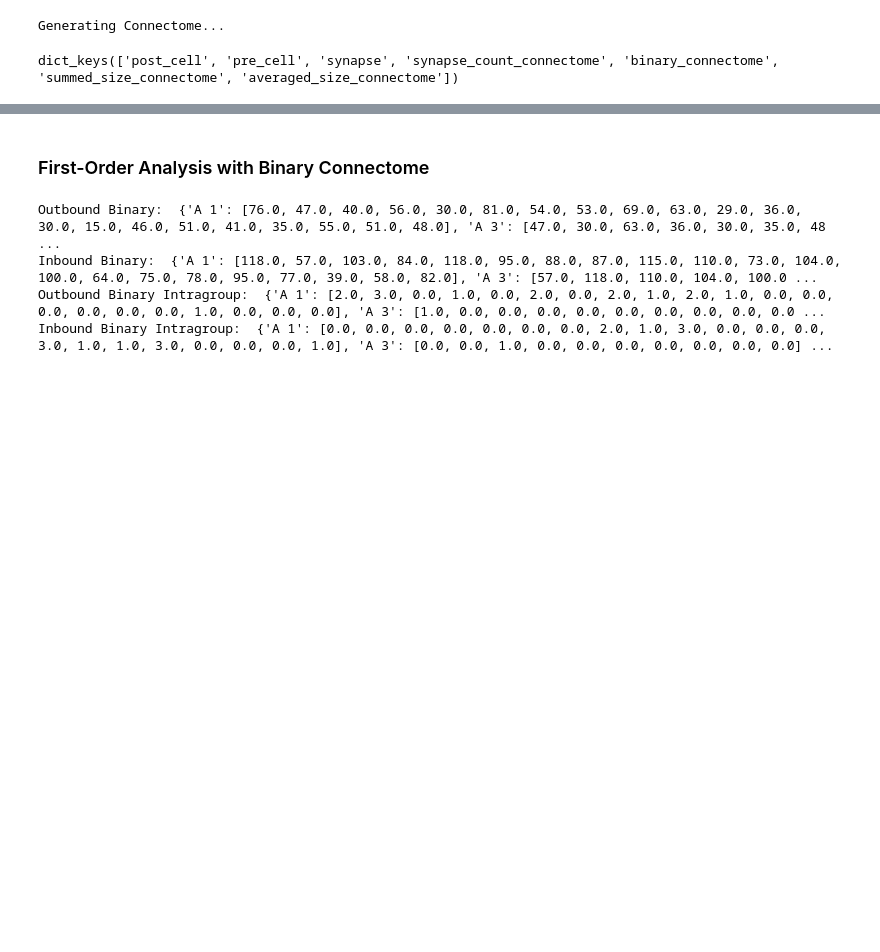
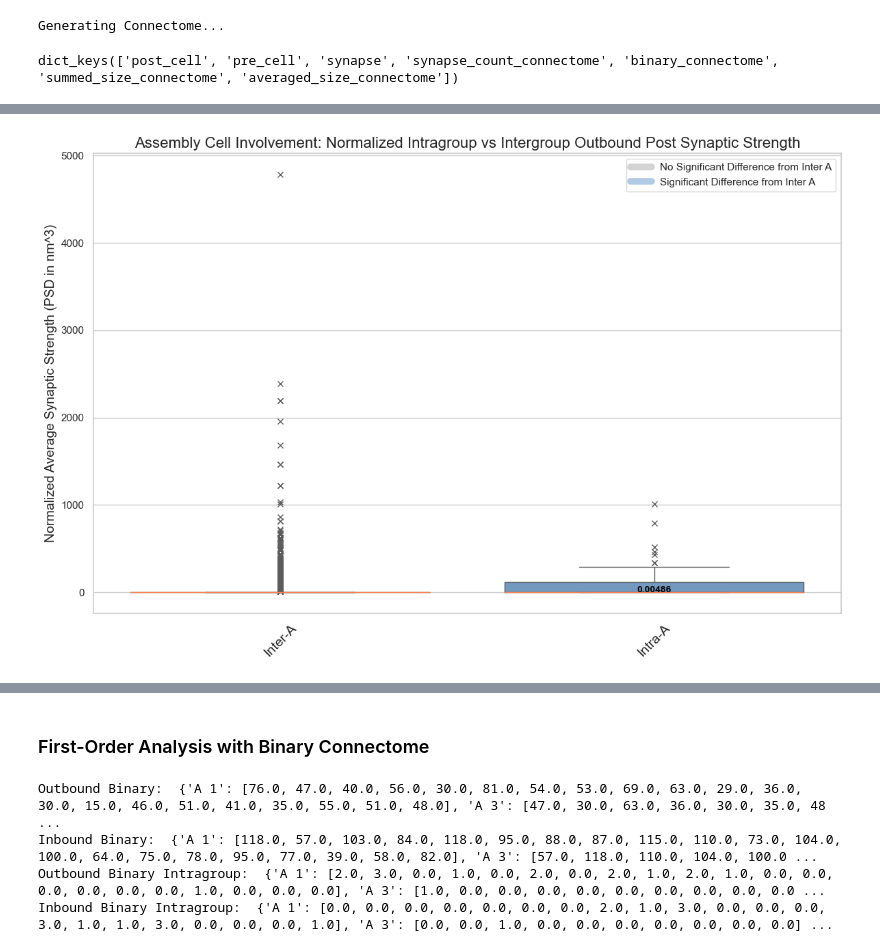
Before and after one commit to Jawagnercarena/Assembly_Organization, a Jupyter notebook: AssemblyPaperFigures/FigureCode/Figure5/Figure5_pyr_only_rectangular.ipynb, the cells around one changed output, grey strips where cells are left out. Cells and saved outputs as stored; diff of their text form; code cells hidden in the pictures; blank space fills up the shorter version.

```diff
--- a/AssemblyPaperFigures/FigureCode/Figure5/Figure5_pyr_only_rectangular.ipynb
+++ b/AssemblyPaperFigures/FigureCode/Figure5/Figure5_pyr_only_rectangular.ipynb
@@ -106,0 +388,10 @@ Mean First-Order Binary Connections of No Assembly Set: 38.25
+# %%
+inter_vs_intra_connections_plot(input_connections_dict = outbound_average_psd_intra_vs_inter_first_order_connections,
+                                     directionality = 'Outbound',
+                                     binary_counts = False,
+                                     syn_counts = False,
+                                     summed_psd = False,
+                                     average_psd = True,
+                                     show_p_vals = True)
+# %% [output]
+[figure, added]
```
Also changed, not shown: parts of 18 cells of this notebook, 10 other files.
